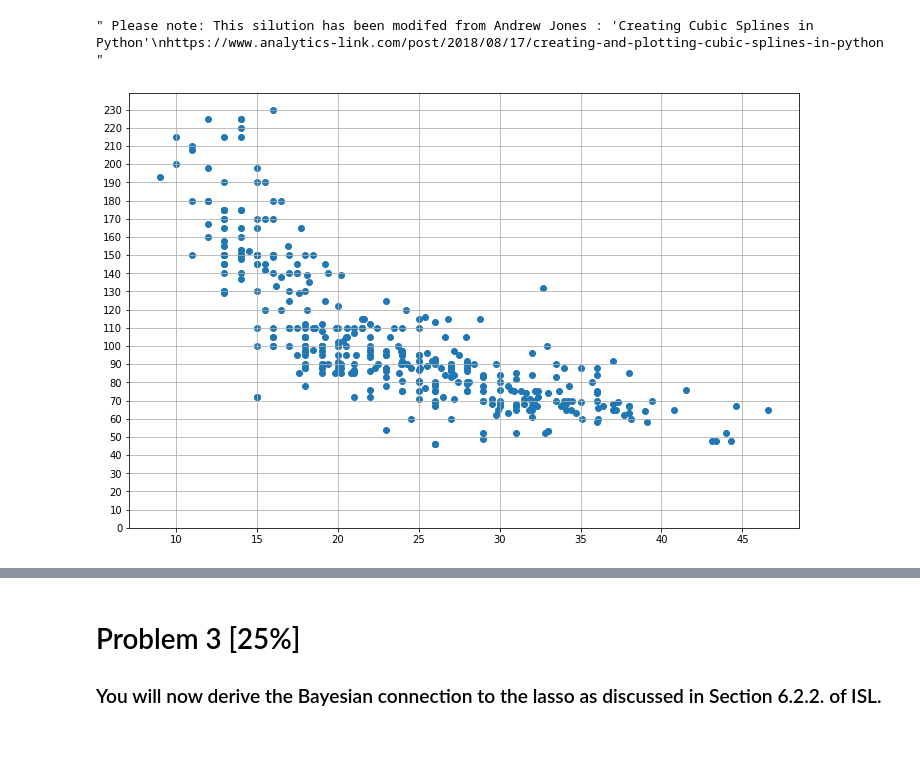
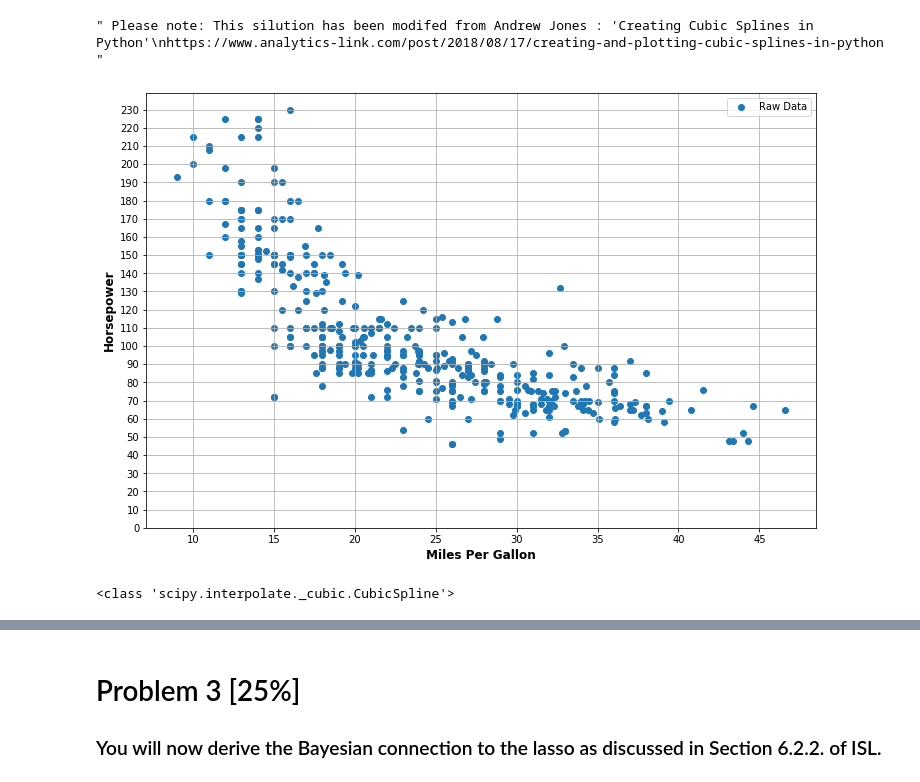
Before and after one commit to landonbuell/Buell-CS750-Spring2020, a Jupyter notebook: assignment5/assignment5.ipynb, the cells around one changed output, grey strips where cells are left out. Drawn from its saved outputs; the diff is of its cells as text; code cells hidden in the pictures; blank space fills up the shorter version.

```diff
--- a/assignment5/assignment5.ipynb
+++ b/assignment5/assignment5.ipynb
@@ -76,12 +76,15 @@ https://www.analytics-link.com/post/2018/08/17/creating-and-plotting-cubic-splin
 " Please note: This silution has been modifed from Andrew Jones : 'Creating Cubic Splines in Python'\nhttps://www.analytics-link.com/post/2018/08/17/creating-and-plotting-cubic-splines-in-python "
 # %%
 plt.figure(figsize=(12,8))
-plt.scatter(mpg,hpr)
+plt.xlabel("Miles Per Gallon",size=12,weight='bold')
+plt.ylabel("Horsepower",size=12,weight='bold')
+plt.scatter(mpg,hpr,label='Raw Data')
+plt.legend()
 plt.yticks(np.arange(0,240,10))
 plt.grid()
 plt.show()
 # %% [output]
-[figure, old version]
+[figure, new version]
 # %%
 """ Linear Spline """
 import scipy.interpolate as interp
@@ -90,4 +93,8 @@ import scipy.interpolate as interp
 
 # make cubic spline w/ mpg,horsepower
 xaxis = np.arange(0,len(mpg),1)
-cubic_spline = interp.make_interp_spline(x=xaxis,y=hpr,k=3)
+cubic_spline = interp.CubicSpline(x=xaxis,y=hpr,axis=0,
+                                 bc_type='natural')
+print(type(cubic_spline))
+# %% [output]
+<class 'scipy.interpolate._cubic.CubicSpline'>
```
Also changed, not shown: parts of 2 cells of this notebook, 2 other files.
